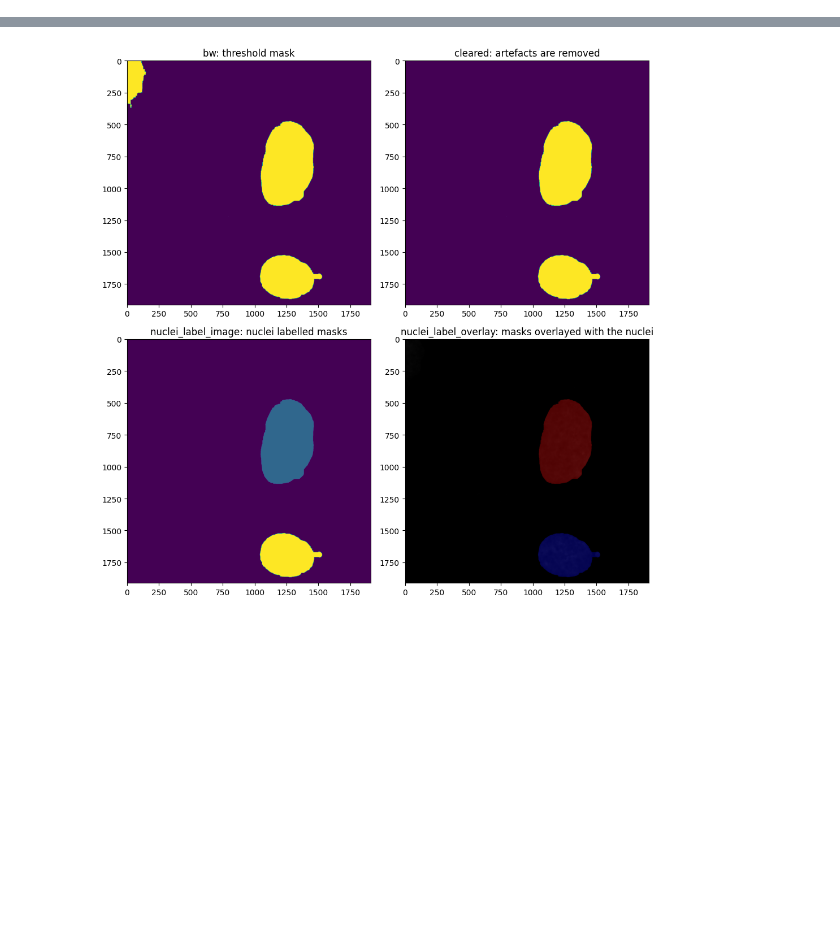
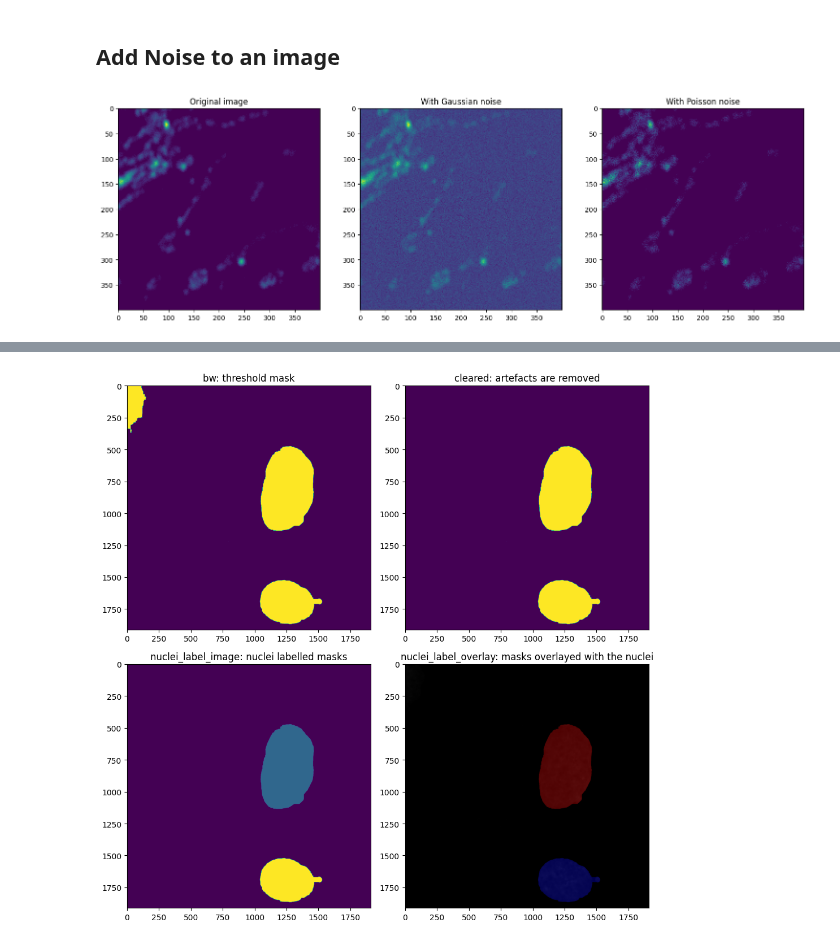
Before and after one commit to u-schulze/Python-course, a Jupyter notebook: Course-main.ipynb, the cells around one changed output, grey strips where cells are left out. Cells and saved outputs as stored; diff of their text form; code cells hidden in the pictures; blank space fills up the shorter version.

```diff
--- a/Course-main.ipynb
+++ b/Course-main.ipynb
@@ -287,0 +165,39 @@ There is also one way to automatically detect the threshold that needs to be app
+# %%
+# LOAD PACKAGES
+from aicsimageio import AICSImage   # for reading the image
+import numpy as np                  # for operations on arrays
+import matplotlib.pyplot as plt     # for plotting/display
+
+
+# Load data again to make sure we are all working on the same image
+mydata =  AICSImage('data/airyscan-4colors.tif')
+myimg = mydata.data
+myimg = mydata.data[0,0,:,0,:,:]  # select all channels at t = 0 and z = 0
+imgsize = myimg.shape           # image size
+# %% [markdown]
+## Add Noise to an image
+# %%
+# Genereate RANDOM GAUSSIAN NOISE
+
+EdgeCoord = [850,1250,900,1300] # y-up, y-down, x-left, x-right
+myimgzoom = myimg[:,EdgeCoord[0]:EdgeCoord[1],EdgeCoord[2]:EdgeCoord[3]]
+
+
+mean = 0
+stddev = 1
+noisy_gauss_img = myimgzoom + np.random.normal(mean, stddev, myimgzoom.shape)
+
+
+# APPLY POISSON NOISE
+noisy_poisson_img = np.random.poisson(myimgzoom)
+
+fig, axs = plt.subplots(1, 3)
+ax1=axs[0].imshow(myimgzoom[0,:,:])              # original image
+ax2=axs[1].imshow(noisy_gauss_img[0,:,:])    # with addition Gaussian noise
+ax3=axs[2].imshow(noisy_poisson_img[0,:,:])  # after application of Poisson noise
+axs[0].set_title('Original image')
+axs[1].set_title('With Gaussian noise')
+axs[2].set_title('With Poisson noise')
+fig.set_size_inches(18.5, 10)
+# %% [output]
+[figure, added]
```
Also changed, not shown: parts of 71 cells of this notebook.
